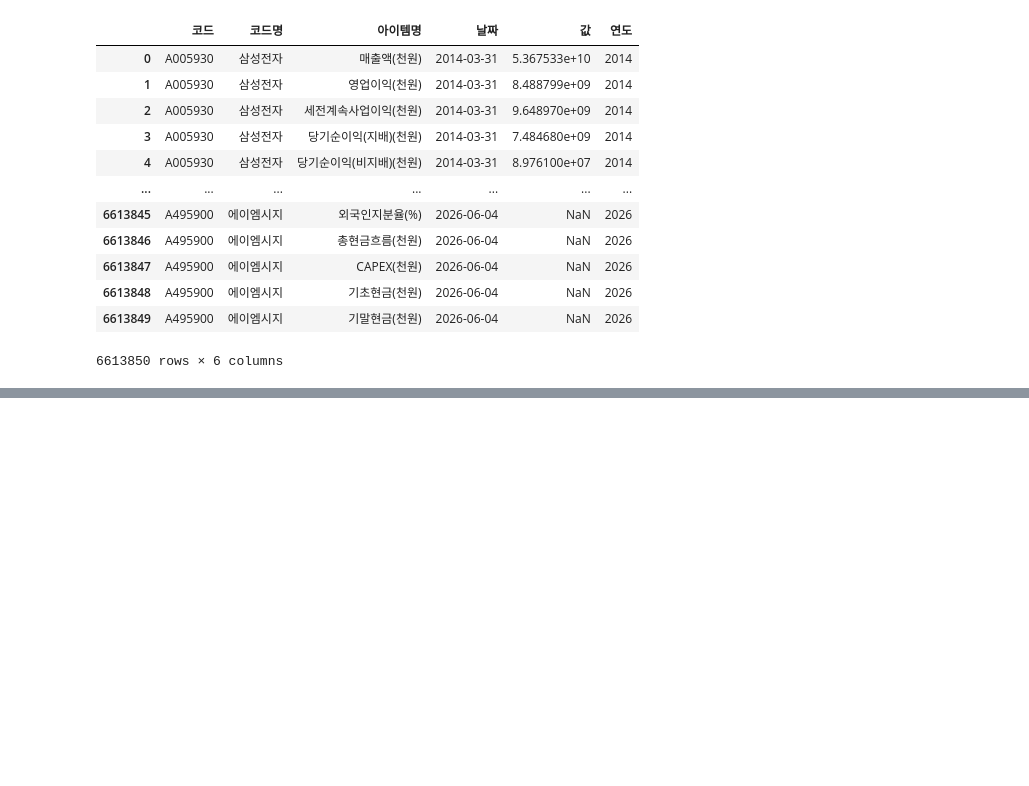
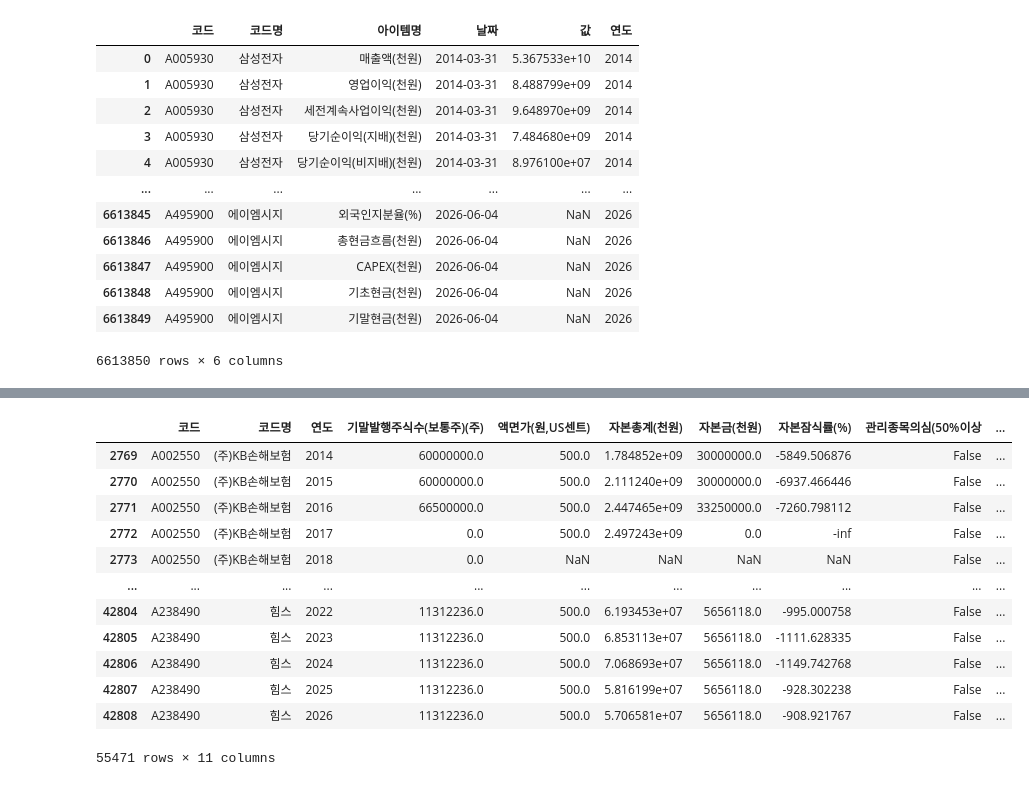
Before and after one commit to HBeen90/beginnercode, a Jupyter notebook: jupyter/practice.ipynb, the cells around one changed output, grey strips where cells are left out. Cells and saved outputs as stored; diff of their text form; code cells hidden in the pictures; blank space fills up the shorter version.

```diff
--- a/jupyter/practice.ipynb
+++ b/jupyter/practice.ipynb
@@ -71,0 +162,18 @@ df_long
+# %%
+result = pivot.sort_values(['코드명', '연도'])
+# %%
+result
+# %% [output]
+|  | 코드 | 코드명 | 연도 | 기말발행주식수(보통주)(주) | 액면가(원,US센트) | 자본총계(천원) | 자본금(천원) | 자본잠식률(%) | 관리종목의심(50%이상 | ... |
+| 2769 | A002550 | (주)KB손해보험 | 2014 | 60000000.0 | 500.0 | 1.784852e+09 | 30000000.0 | -5849.506876 | False | ... |
+| 2770 | A002550 | (주)KB손해보험 | 2015 | 60000000.0 | 500.0 | 2.111240e+09 | 30000000.0 | -6937.466446 | False | ... |
+| 2771 | A002550 | (주)KB손해보험 | 2016 | 66500000.0 | 500.0 | 2.447465e+09 | 33250000.0 | -7260.798112 | False | ... |
+| 2772 | A002550 | (주)KB손해보험 | 2017 | 0.0 | 500.0 | 2.497243e+09 | 0.0 | -inf | False | ... |
+| 2773 | A002550 | (주)KB손해보험 | 2018 | 0.0 | NaN | NaN | NaN | NaN | False | ... |
+| ... | ... | ... | ... | ... | ... | ... | ... | ... | ... | ... |
+| 42804 | A238490 | 힘스 | 2022 | 11312236.0 | 500.0 | 6.193453e+07 | 5656118.0 | -995.000758 | False | ... |
+| 42805 | A238490 | 힘스 | 2023 | 11312236.0 | 500.0 | 6.853113e+07 | 5656118.0 | -1111.628335 | False | ... |
+| 42806 | A238490 | 힘스 | 2024 | 11312236.0 | 500.0 | 7.068693e+07 | 5656118.0 | -1149.742768 | False | ... |
+| 42807 | A238490 | 힘스 | 2025 | 11312236.0 | 500.0 | 5.816199e+07 | 5656118.0 | -928.302238 | False | ... |
+| 42808 | A238490 | 힘스 | 2026 | 11312236.0 | 500.0 | 5.706581e+07 | 5656118.0 | -908.921767 | False | ... |
+55471 rows × 11 columns
```
Also changed, not shown: parts of 31 cells of this notebook.
